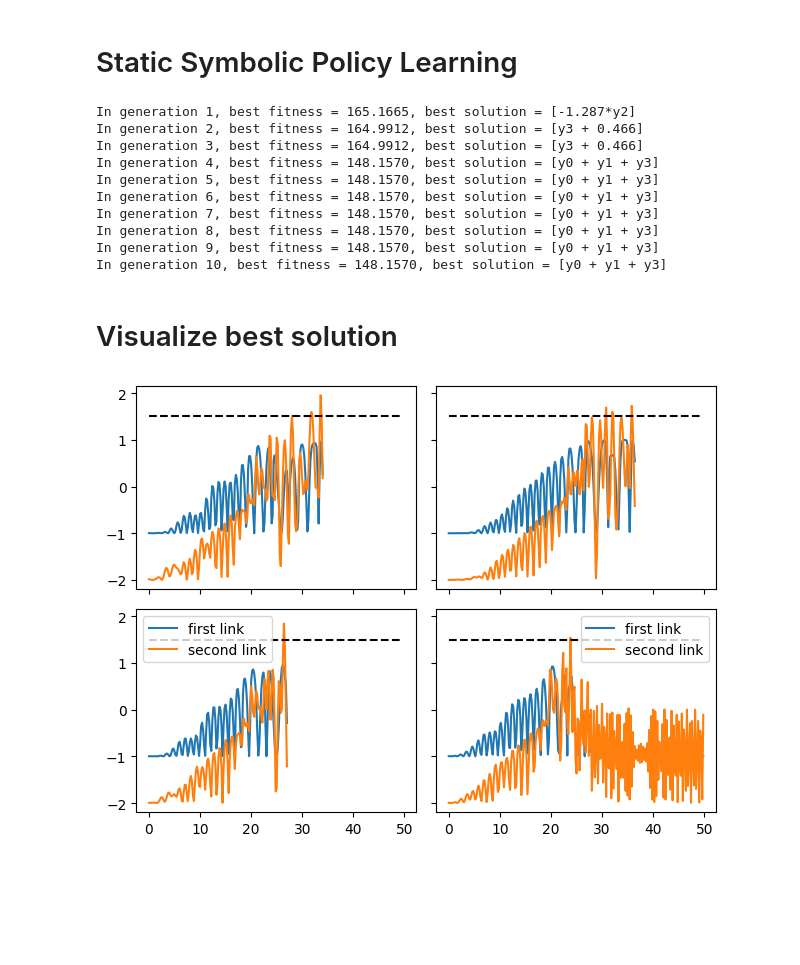
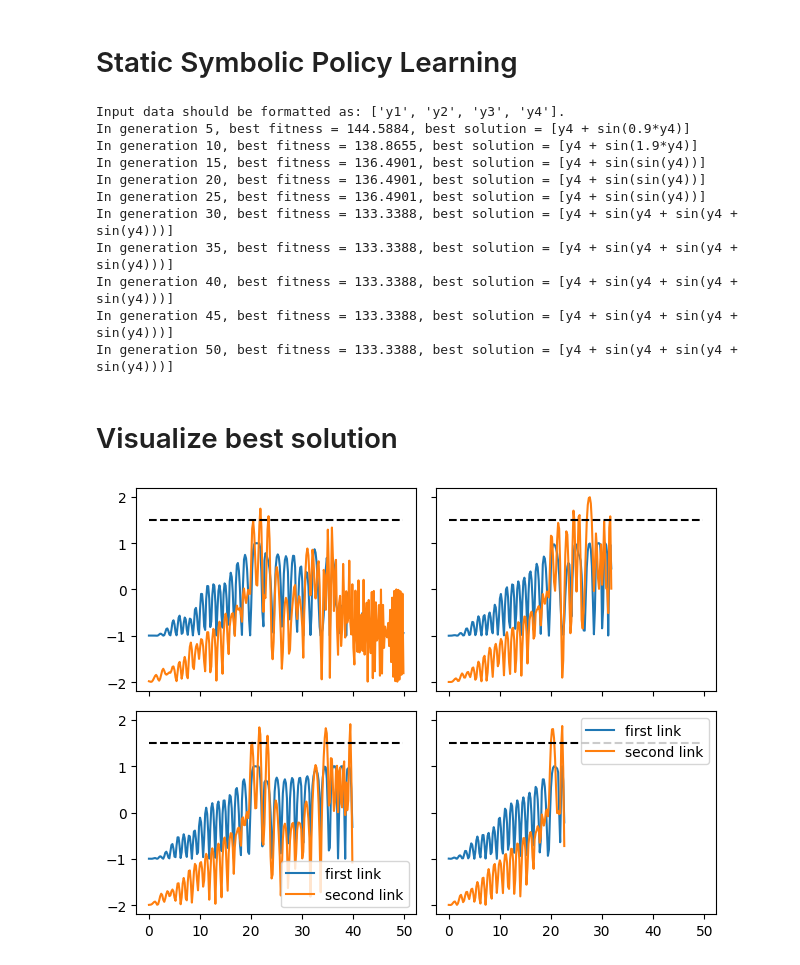
Before and after one commit to sdevries0/MultiTreeGP, a Jupyter notebook: examples/StaticPolicy.ipynb, the cells around one changed output. Drawn from its saved outputs; the diff is of its cells as text; code cells hidden in the pictures; blank space fills up the shorter version.

```diff
--- a/examples/StaticPolicy.ipynb
+++ b/examples/StaticPolicy.ipynb
@@ -57,54 +44,75 @@ fitness_function = ff_evaluate.Evaluator(env, 0.002)
+# %%
+#Define hyperparameters
+population_size = 100
+num_populations = 5
+num_generations = 50
+state_size = 2
+
+#Define expressions
+operator_list = [("+", lambda x, y: x + y, 2, 0.5),
+                ("-", lambda x, y: x - y, 2, 0.1),
+                ("*", lambda x, y: x * y, 2, 0.5),
+                ("sin", lambda x: jnp.sin(x), 1, 0.1),
+                ("cos", lambda x: jnp.cos(x), 1, 0.1)]
+
+variable_list = [["y1", "y2", "y3", "y4"]]
+
+layer_sizes = jnp.array([env.n_control])
+
+#Define evaluator
+fitness_function = feedforward_evaluate.Evaluator(env, 0.05, solver=diffrax.Dopri5(), stepsize_controller=diffrax.PIDController(atol=1e-4, rtol=1e-4, dtmin=0.001), max_steps=1000)
 # %%
 #Initialize strategy
-strategy = GeneticProgramming(num_generations, population_size, fitness_function, expressions, layer_sizes,
-                        num_populations = num_populations, pool_size = pool_size, leaf_sd=3)
+strategy = GeneticProgramming(num_generations, population_size, fitness_function, operator_list, variable_list, layer_sizes, num_populations = num_populations, size_parsinomy=1)
 
 #Initialize population
 population = strategy.initialize_population(init_key)
 
 for g in range(num_generations):
-    fitnesses, population = strategy.evaluate_population(population, data)
+    fitness, population = strategy.evaluate_population(population, data)
 
-    best_fitness, best_solution = strategy.get_statistics(g)
+    if (g+1)%5==0:
+        best_fitness, best_solution = strategy.get_statistics(g)
 
-    print(f"In generation {g+1}, best fitness = {best_fitness:.4f}, best solution = {best_solution}")
+        print(f"In generation {g+1}, best fitness = {best_fitness:.4f}, best solution = {strategy.to_string(best_solution)}")
 
     if g < (num_generations-1):
-        key, sample_key = jrandom.split(key)
-        population = strategy.evolve_population(population, sample_key)
+        key, sample_key = jr.split(key)
+        population = strategy.evolve(population, fitness, sample_key)
 
 best_fitnesses, best_solutions = strategy.get_statistics()
 # %% [output]
-In generation 1, best fitness = 165.1665, best solution = [-1.287*y2]
-In generation 2, best fitness = 164.9912, best solution = [y3 + 0.466]
-In generation 3, best fitness = 164.9912, best solution = [y3 + 0.466]
-In generation 4, best fitness = 148.1570, best solution = [y0 + y1 + y3]
-In generation 5, best fitness = 148.1570, best solution = [y0 + y1 + y3]
-In generation 6, best fitness = 148.1570, best solution = [y0 + y1 + y3]
-In generation 7, best fitness = 148.1570, best solution = [y0 + y1 + y3]
-In generation 8, best fitness = 148.1570, best solution = [y0 + y1 + y3]
-In generation 9, best fitness = 148.1570, best solution = [y0 + y1 + y3]
-In generation 10, best fitness = 148.1570, best solution = [y0 + y1 + y3]
+Input data should be formatted as: ['y1', 'y2', 'y3', 'y4'].
+In generation 5, best fitness = 144.5884, best solution = [y4 + sin(0.9*y4)]
+In generation 10, best fitness = 138.8655, best solution = [y4 + sin(1.9*y4)]
+In generation 15, best fitness = 136.4901, best solution = [y4 + sin(sin(y4))]
+In generation 20, best fitness = 136.4901, best solution = [y4 + sin(sin(y4))]
+In generation 25, best fitness = 136.4901, best solution = [y4 + sin(sin(y4))]
+In generation 30, best fitness = 133.3388, best solution = [y4 + sin(y4 + sin(y4 + sin(y4)))]
+In generation 35, best fitness = 133.3388, best solution = [y4 + sin(y4 + sin(y4 + sin(y4)))]
+In generation 40, best fitness = 133.3388, best solution = [y4 + sin(y4 + sin(y4 + sin(y4)))]
+In generation 45, best fitness = 133.3388, best solution = [y4 + sin(y4 + sin(y4 + sin(y4)))]
+In generation 50, best fitness = 133.3388, best solution = [y4 + sin(y4 + sin(y4 + sin(y4)))]
 # %% [markdown]
 # Visualize best solution
 # %%
 #Generate test_data
-data = get_data(jrandom.PRNGKey(42), env, 4, dt, T, param_setting)
+data = get_data(jr.PRNGKey(42), env, 4, dt, T, param_setting)
 x0s, ts, targets, _, _, params = data
 
-xs, ys, us, fitness = fitness_function.evaluate_model(best_solutions[-1].tree_to_function(expressions), data)
+xs, ys, us, fitness = fitness_function.evaluate_candidate(best_solutions[-1], data, strategy.vmap_foriloop)
 
 figure, ax = plt.subplots(2, 2, sharex=True, sharey=True)
 ax = ax.ravel()
 
 for i in range(4):
     ax[i].plot(ts, -jnp.cos(xs[i,:,0]), color = f"C{0}", label="first link")
     ax[i].plot(ts, -jnp.cos(xs[i,:,0]) - jnp.cos(xs[i,:,0] + xs[i,:,1]), color = f"C{1}", label="second link")
     ax[i].hlines(1.5, ts[0], ts[-1], linestyles='dashed', color = "black")
 
 ax[-1].legend(loc="best")
 ax[-2].legend(loc="best")
 plt.tight_layout()
 plt.show()
 # %% [output]
-[figure, old version]
+[figure, new version]
```
Also changed, not shown: parts of 3 cells of this notebook, 7 other files.
